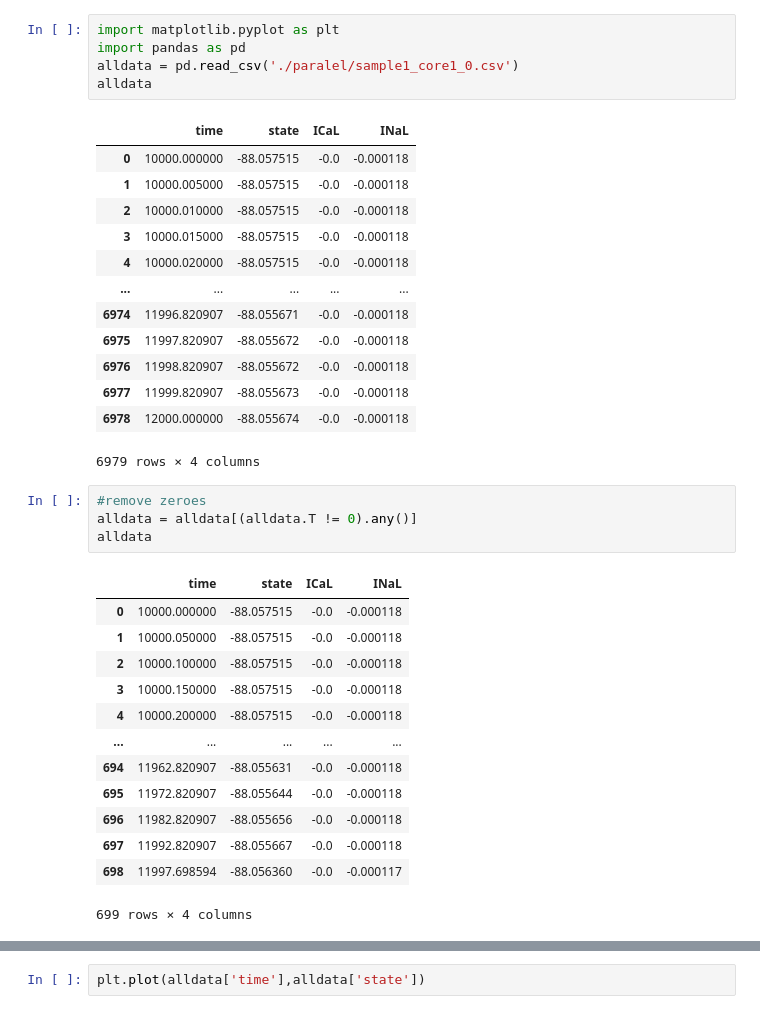
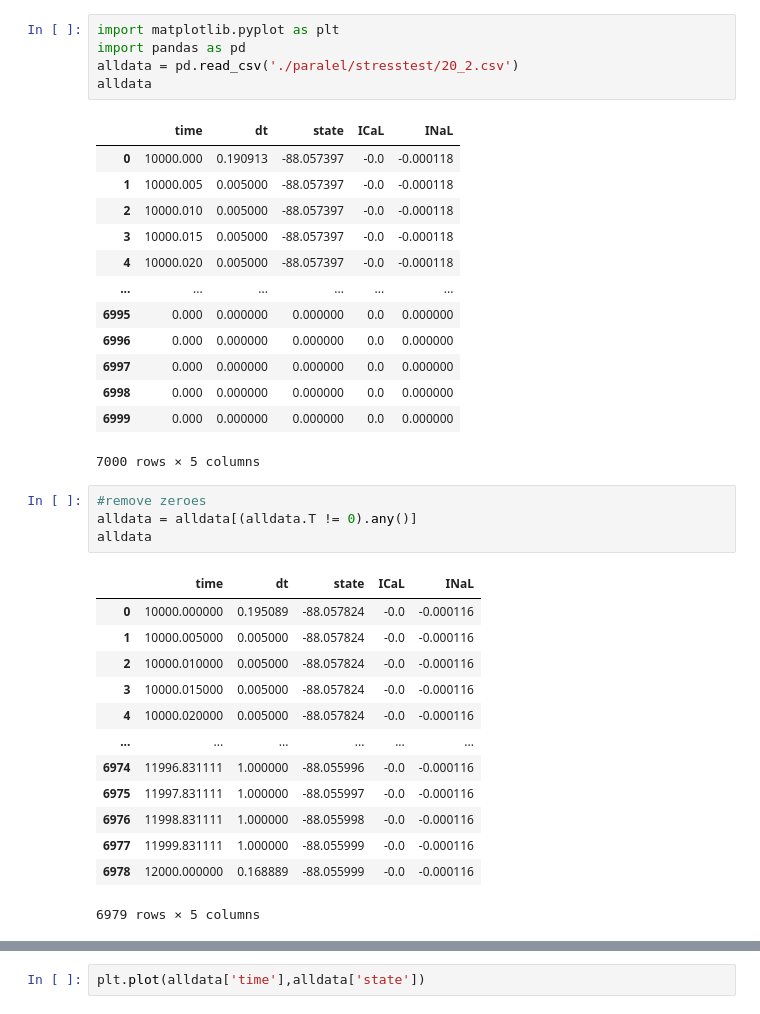
Before and after one commit to IritaSee/gpu_code_ground_up, a Jupyter notebook: result/parse.ipynb, the cells around one changed output, grey strips where cells are left out. Drawn from its saved outputs; the diff is of its cells as text.

```diff
--- a/result/parse.ipynb
+++ b/result/parse.ipynb
@@ -1,37 +1,37 @@
 # %%
 import matplotlib.pyplot as plt
 import pandas as pd
-alldata = pd.read_csv('./paralel/sample1_core1_0.csv')
+alldata = pd.read_csv('./paralel/stresstest/20_2.csv')
 alldata
 # %% [output]
-|  | time | state | ICaL | INaL |
-| 0 | 10000.000000 | -88.057515 | -0.0 | -0.000118 |
-| 1 | 10000.005000 | -88.057515 | -0.0 | -0.000118 |
-| 2 | 10000.010000 | -88.057515 | -0.0 | -0.000118 |
-| 3 | 10000.015000 | -88.057515 | -0.0 | -0.000118 |
-| 4 | 10000.020000 | -88.057515 | -0.0 | -0.000118 |
-| ... | ... | ... | ... | ... |
-| 6974 | 11996.820907 | -88.055671 | -0.0 | -0.000118 |
-| 6975 | 11997.820907 | -88.055672 | -0.0 | -0.000118 |
-| 6976 | 11998.820907 | -88.055672 | -0.0 | -0.000118 |
-| 6977 | 11999.820907 | -88.055673 | -0.0 | -0.000118 |
-| 6978 | 12000.000000 | -88.055674 | -0.0 | -0.000118 |
+|  | time | dt | state | ICaL | INaL |
+| 0 | 10000.000 | 0.190913 | -88.057397 | -0.0 | -0.000118 |
+| 1 | 10000.005 | 0.005000 | -88.057397 | -0.0 | -0.000118 |
+| 2 | 10000.010 | 0.005000 | -88.057397 | -0.0 | -0.000118 |
+| 3 | 10000.015 | 0.005000 | -88.057397 | -0.0 | -0.000118 |
+| 4 | 10000.020 | 0.005000 | -88.057397 | -0.0 | -0.000118 |
+| ... | ... | ... | ... | ... | ... |
+| 6995 | 0.000 | 0.000000 | 0.000000 | 0.0 | 0.000000 |
+| 6996 | 0.000 | 0.000000 | 0.000000 | 0.0 | 0.000000 |
+| 6997 | 0.000 | 0.000000 | 0.000000 | 0.0 | 0.000000 |
+| 6998 | 0.000 | 0.000000 | 0.000000 | 0.0 | 0.000000 |
+| 6999 | 0.000 | 0.000000 | 0.000000 | 0.0 | 0.000000 |
-6979 rows × 4 columns
+7000 rows × 5 columns
 # %%
 #remove zeroes
 alldata = alldata[(alldata.T != 0).any()]
 alldata
 # %% [output]
-|  | time | state | ICaL | INaL |
-| 0 | 10000.000000 | -88.057515 | -0.0 | -0.000118 |
-| 1 | 10000.050000 | -88.057515 | -0.0 | -0.000118 |
-| 2 | 10000.100000 | -88.057515 | -0.0 | -0.000118 |
-| 3 | 10000.150000 | -88.057515 | -0.0 | -0.000118 |
-| 4 | 10000.200000 | -88.057515 | -0.0 | -0.000118 |
-| ... | ... | ... | ... | ... |
-| 694 | 11962.820907 | -88.055631 | -0.0 | -0.000118 |
-| 695 | 11972.820907 | -88.055644 | -0.0 | -0.000118 |
-| 696 | 11982.820907 | -88.055656 | -0.0 | -0.000118 |
-| 697 | 11992.820907 | -88.055667 | -0.0 | -0.000118 |
-| 698 | 11997.698594 | -88.056360 | -0.0 | -0.000117 |
+|  | time | dt | state | ICaL | INaL |
+| 0 | 10000.000000 | 0.195089 | -88.057824 | -0.0 | -0.000116 |
+| 1 | 10000.005000 | 0.005000 | -88.057824 | -0.0 | -0.000116 |
+| 2 | 10000.010000 | 0.005000 | -88.057824 | -0.0 | -0.000116 |
+| 3 | 10000.015000 | 0.005000 | -88.057824 | -0.0 | -0.000116 |
+| 4 | 10000.020000 | 0.005000 | -88.057824 | -0.0 | -0.000116 |
+| ... | ... | ... | ... | ... | ... |
+| 6974 | 11996.831111 | 1.000000 | -88.055996 | -0.0 | -0.000116 |
+| 6975 | 11997.831111 | 1.000000 | -88.055997 | -0.0 | -0.000116 |
+| 6976 | 11998.831111 | 1.000000 | -88.055998 | -0.0 | -0.000116 |
+| 6977 | 11999.831111 | 1.000000 | -88.055999 | -0.0 | -0.000116 |
+| 6978 | 12000.000000 | 0.168889 | -88.055999 | -0.0 | -0.000116 |
-699 rows × 4 columns
+6979 rows × 5 columns
```
Also changed, not shown: parts of 1 cell of this notebook, 2 other files.
